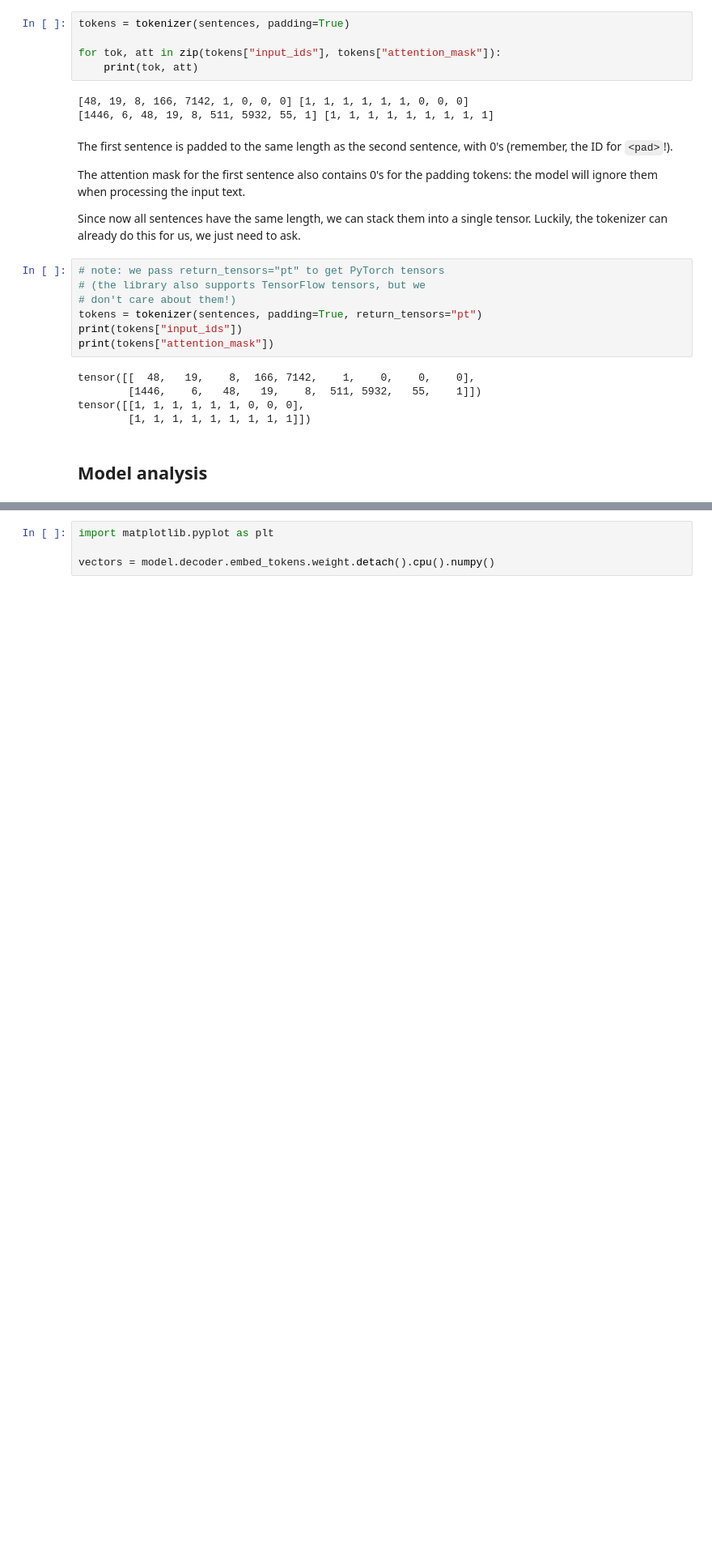
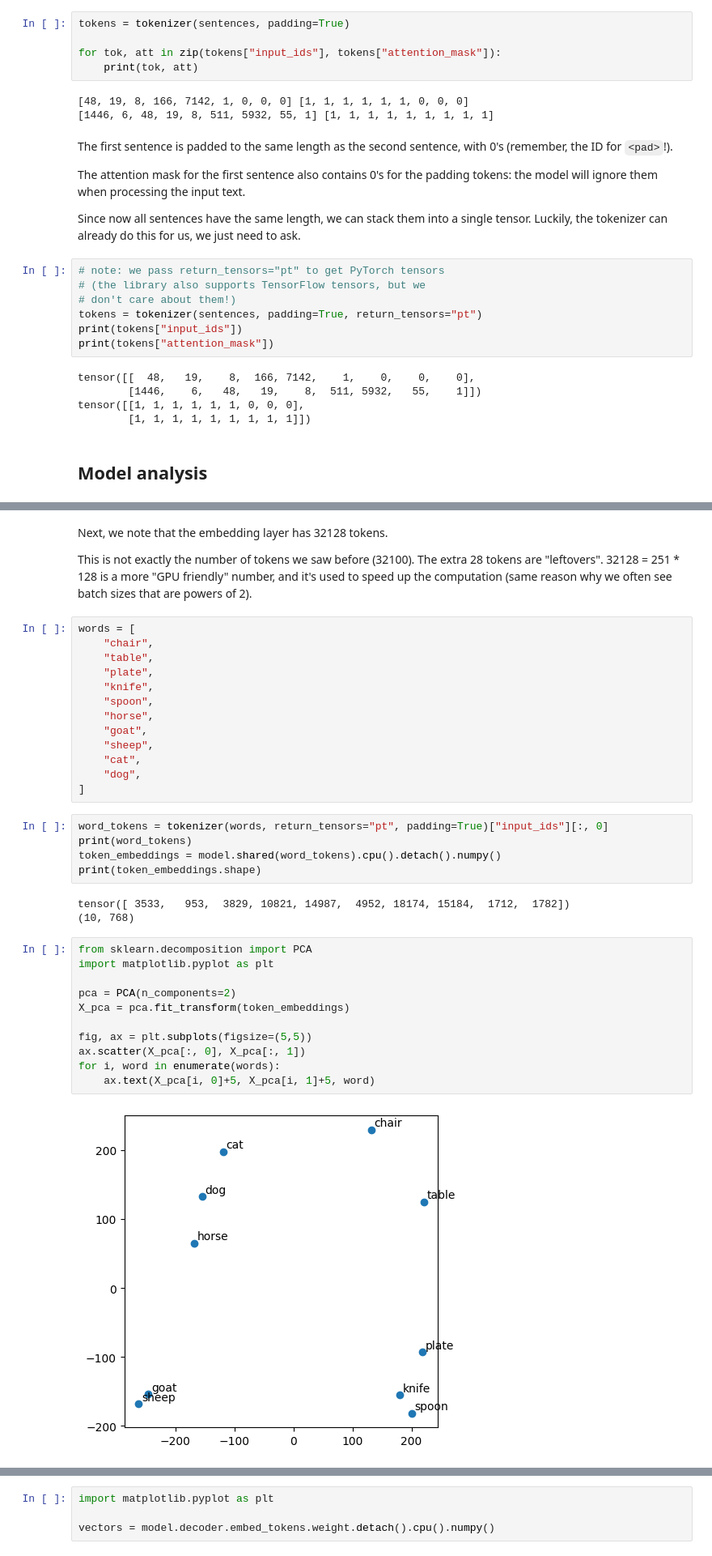
Before and after one commit to dbdmg/llm, a Jupyter notebook: lab02/solution2.ipynb, the cells around one changed output, grey strips where cells are left out. Shown at 81% size. Drawn from its saved outputs; the diff is of its cells as text; blank space fills up the shorter version.

Commit message:
added tokenization + encoder analysis

```diff
--- a/lab02/solution2.ipynb
+++ b/lab02/solution2.ipynb
@@ -196,0 +294,38 @@ tensor(True)
+# %% [markdown]
+Next, we note that the embedding layer has 32128 tokens.
+
+This is not exactly the number of tokens we saw before (32100). The extra 28 tokens are "leftovers". 32128 = 251 * 128 is a more "GPU friendly" number, and it's used to speed up the computation (same reason why we often see batch sizes that are powers of 2).
+# %%
+words = [
+    "chair",
+    "table",
+    "plate",
+    "knife",
+    "spoon",
+    "horse",
+    "goat",
+    "sheep",
+    "cat",
+    "dog",
+]
+# %%
+word_tokens = tokenizer(words, return_tensors="pt", padding=True)["input_ids"][:, 0]
+print(word_tokens)
+token_embeddings = model.shared(word_tokens).cpu().detach().numpy()
+print(token_embeddings.shape)
+# %% [output]
+tensor([ 3533,   953,  3829, 10821, 14987,  4952, 18174, 15184,  1712,  1782])
+(10, 768)
+# %%
+from sklearn.decomposition import PCA
+import matplotlib.pyplot as plt
+
+pca = PCA(n_components=2)
+X_pca = pca.fit_transform(token_embeddings)
+
+fig, ax = plt.subplots(figsize=(5,5))
+ax.scatter(X_pca[:, 0], X_pca[:, 1])
+for i, word in enumerate(words):
+    ax.text(X_pca[i, 0]+5, X_pca[i, 1]+5, word)
+# %% [output]
+[figure, added]
```
Also changed, not shown: parts of 27 cells of this notebook.
